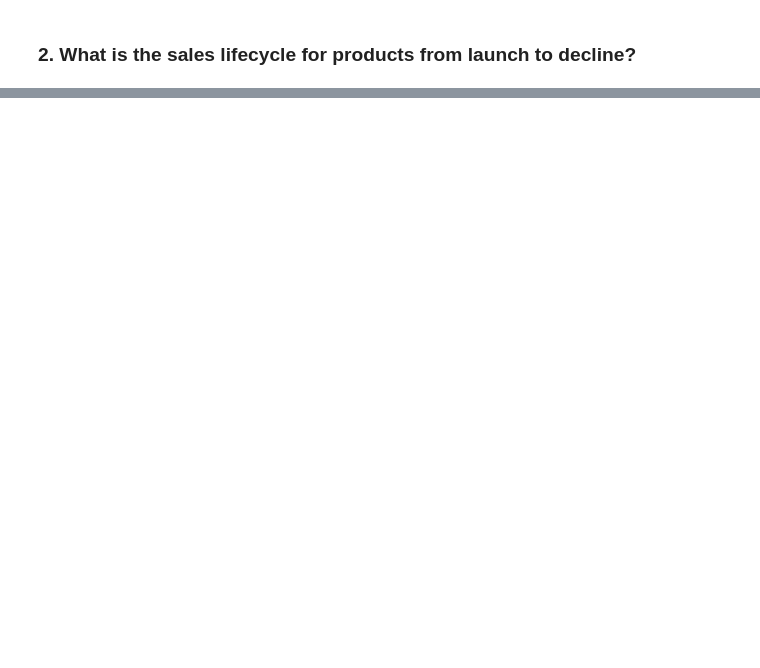
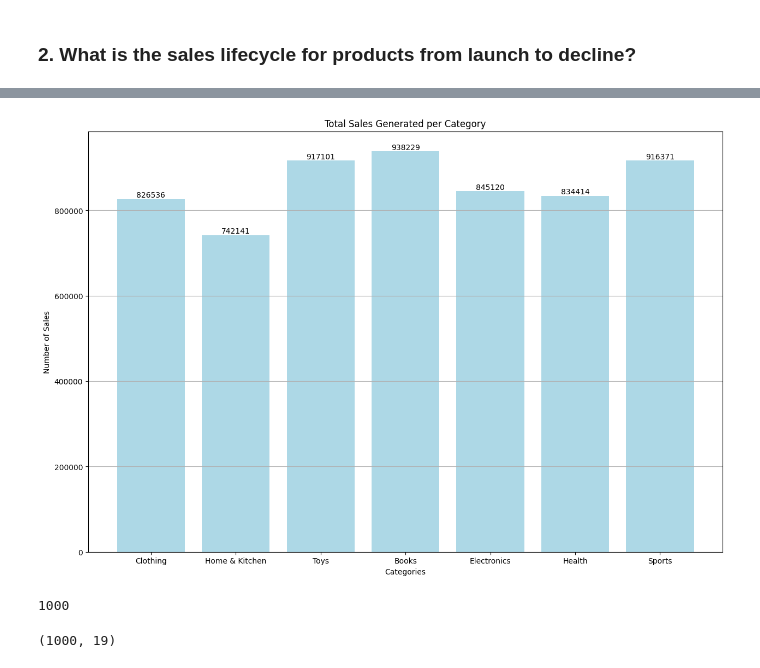
Before and after one commit to Willnguyen02/E-commerce-Sales-Analytics, a Jupyter notebook: Main.ipynb, the cells around one changed output, grey strips where cells are left out. Drawn from its saved outputs; the diff is of its cells as text; code cells hidden in the pictures; blank space fills up the shorter version.

```diff
--- a/Main.ipynb
+++ b/Main.ipynb
@@ -640,0 +674,20 @@ Name: Month, dtype: int64
+# %%
+# Calculated the total sales generated by each category
+
+tsales_generated_cat = []
+tsales_generated_value = []
+
+for category in categories:
+    searched = df[df["category"] == category][["Total_sales"]].sum()
+    searched = int(searched)
+
+
+    tsales_generated_cat.append(category)
+    tsales_generated_value.append(searched)
+
+tsales_generated_df = pd.DataFrame({
+    "Category": tsales_generated_cat,
+    "Total Sales Generated": tsales_generated_value
+})
+
+tsales_generated_df
@@ -640,0 +703,30 @@ Name: Month, dtype: int64
+# %%
+# Plotted the total amount of sales generated per category
+
+plt.figure(figsize=(15,10))
+
+barplot = plt.bar(
+    "Category",
+    "Total Sales Generated",
+    data = tsales_generated_df,
+    color = "lightblue"
+)
+
+plt.title("Total Sales Generated per Category")
+plt.ylabel("Number of Sales")
+plt.xlabel("Categories")
+plt.grid(axis="y")
+plt.bar_label(barplot, label_type="edge")
+plt.show()
+# %% [output]
+[figure, added]
+# %%
+# Found the number of unique products within the dataset
+len(df['product_name'].unique())
+# %% [output]
+1000
+# %%
+# Beacuse the size of the dataset is 1000 by 19, and the number of unique products within the dataset is 1000, all products within the dataset are unique
+df.shape
+# %% [output]
+(1000, 19)
```
Also changed, not shown: parts of 13 cells of this notebook.
